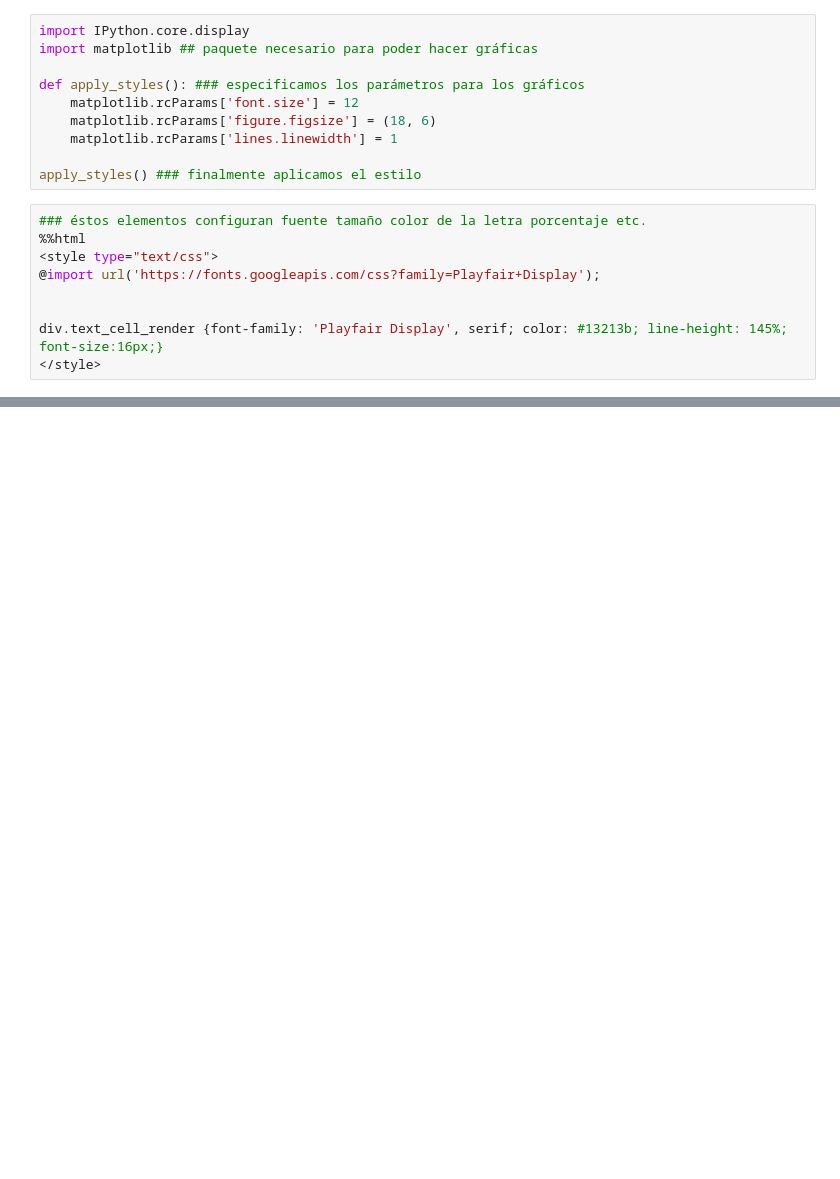
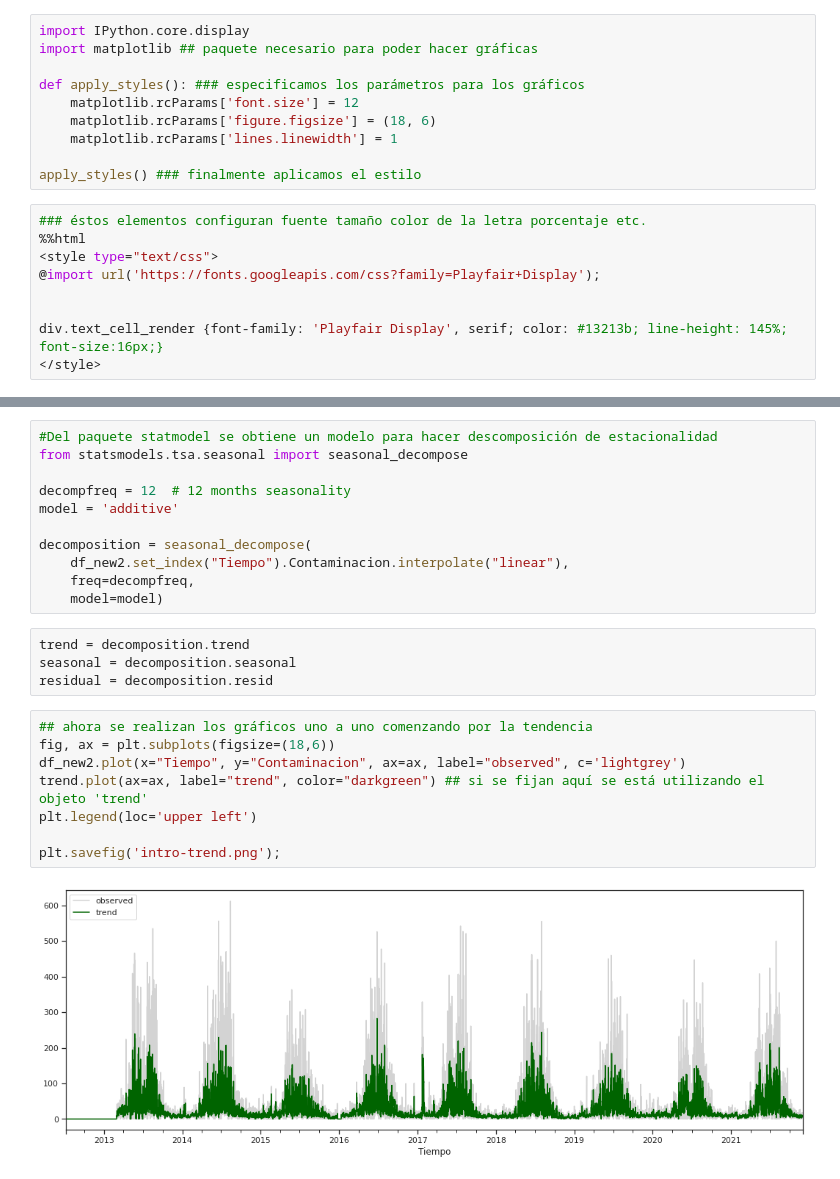
Before and after one commit to eletorres/MachineLearning, a Jupyter notebook: ProyectoML_LTorres.ipynb, the cells around one changed output, grey strips where cells are left out. Drawn from its saved outputs; the diff is of its cells as text; blank space fills up the shorter version.

```diff
--- a/ProyectoML_LTorres.ipynb
+++ b/ProyectoML_LTorres.ipynb
@@ -39,0 +245,25 @@ df.value.astype(int, copy=False);
+# %%
+#Del paquete statmodel se obtiene un modelo para hacer descomposición de estacionalidad
+from statsmodels.tsa.seasonal import seasonal_decompose
+
+decompfreq = 12  # 12 months seasonality
+model = 'additive'
+
+decomposition = seasonal_decompose(
+    df_new2.set_index("Tiempo").Contaminacion.interpolate("linear"),
+    freq=decompfreq,
+    model=model)
+# %%
+trend = decomposition.trend
+seasonal = decomposition.seasonal
+residual = decomposition.resid
+# %%
+## ahora se realizan los gráficos uno a uno comenzando por la tendencia
+fig, ax = plt.subplots(figsize=(18,6))
+df_new2.plot(x="Tiempo", y="Contaminacion", ax=ax, label="observed", c='lightgrey')
+trend.plot(ax=ax, label="trend", color="darkgreen") ## si se fijan aquí se está utilizando el objeto 'trend'
+plt.legend(loc='upper left')
+
+plt.savefig('intro-trend.png');
+# %% [output]
+[figure, added]
```
Also changed, not shown: parts of 109 cells of this notebook.
